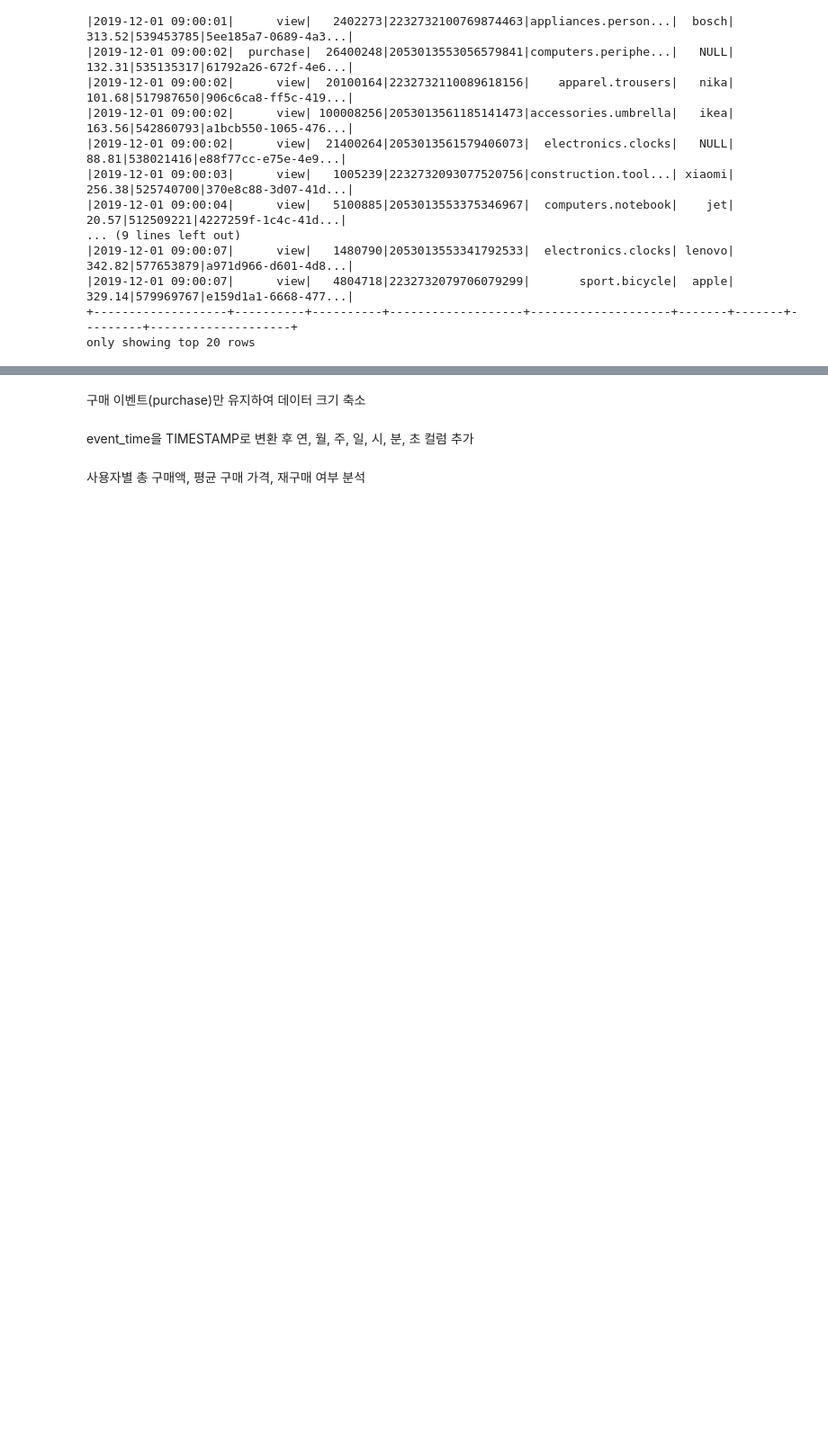
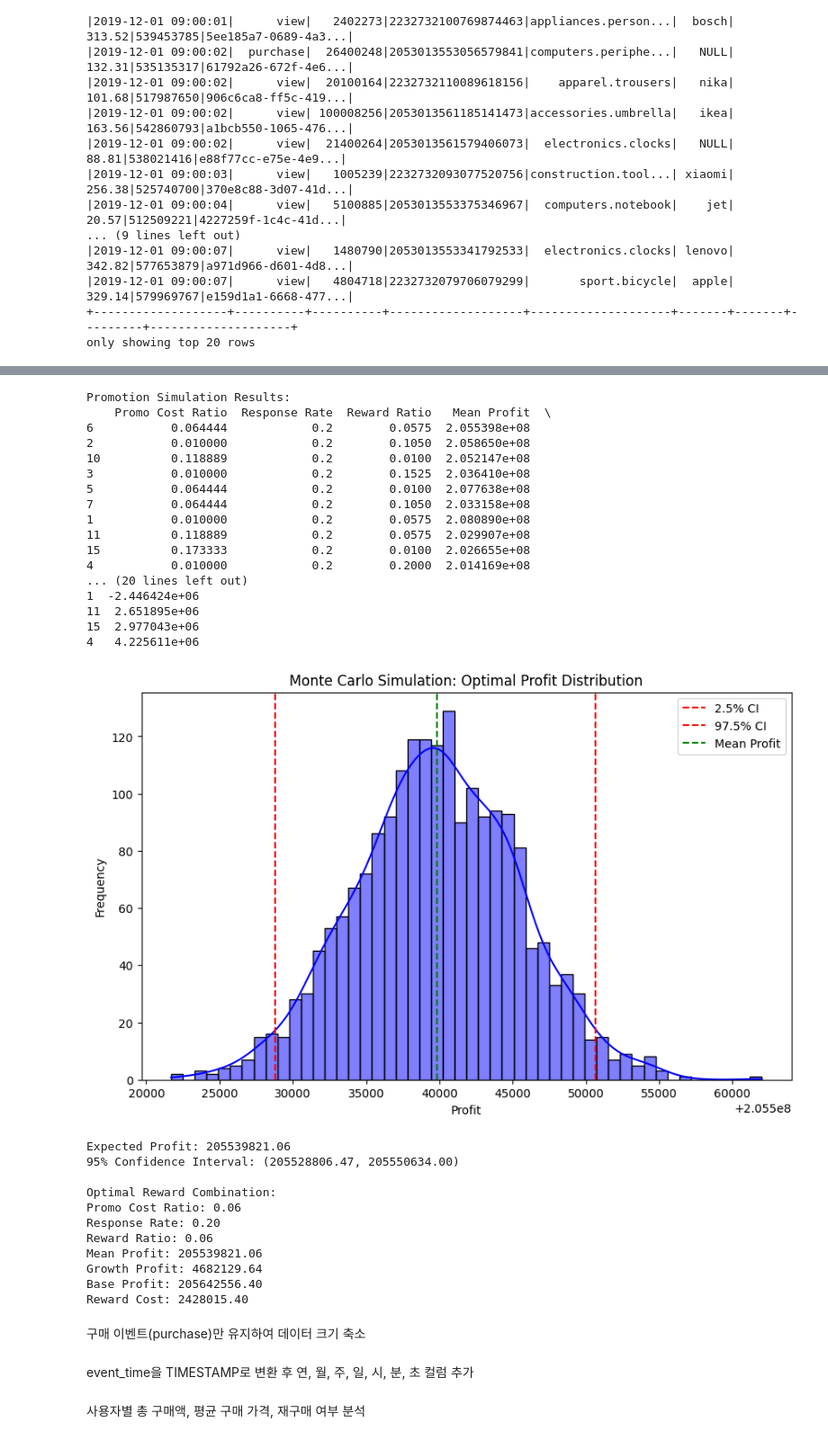
Before and after one commit to dothegee/Ecommerce_Membership_Strategy, a Jupyter notebook: simul.ipynb, the cells around one changed output, grey strips where cells are left out. Shown: that part at 90% size. Cells and saved outputs as stored; diff of their text form; code cells hidden in the pictures; blank space fills up the shorter version.

```diff
--- a/simul.ipynb
+++ b/simul.ipynb
@@ -181,0 +643,66 @@ final_results.to_csv("시뮬레이션 결과.csv")
+# %%
+
+# 최적 조합 기반 시뮬레이션 실행
+optimal_solution = df_results.iloc[0]
+best_promo_cost, best_response, best_reward = optimal_solution[['Promo Cost Ratio', 'Response Rate', 'Reward Ratio']]
+best_sim_results = simulate_promotion(rfm, best_promo_cost, best_response, best_reward, base_profit)
+
+# 결과 출력
+print("\nPromotion Simulation Results:")
+print(df_results.head(10))
+
+# 결과 시각화
+plt.figure(figsize=(10, 6))
+sns.histplot([r[0] for r in best_sim_results], bins=50, kde=True, color='blue')
+plt.axvline(np.percentile([r[0] for r in best_sim_results], 2.5), color='red', linestyle='dashed', label='2.5% CI')
+plt.axvline(np.percentile([r[0] for r in best_sim_results], 97.5), color='red', linestyle='dashed', label='97.5% CI')
+plt.axvline(np.mean([r[0] for r in best_sim_results]), color='green', linestyle='dashed', label='Mean Profit')
+plt.title('Monte Carlo Simulation: Optimal Profit Distribution')
+plt.xlabel('Profit')
+plt.ylabel('Frequency')
+plt.legend()
+plt.show()
+
+# 평균 및 신뢰구간 출력
+print(f"Expected Profit: {np.mean([r[0] for r in best_sim_results]):.2f}")
+print(f"95% Confidence Interval: ({np.percentile([r[0] for r in best_sim_results], 2.5):.2f}, {np.percentile([r[0] for r in best_sim_results], 97.5):.2f})")
+
+# 최적의 리워드 조합 결과 출력
+print(f"\nOptimal Reward Combination:")
+print(f"Promo Cost Ratio: {optimal_solution['Promo Cost Ratio']:.2f}")
+print(f"Response Rate: {optimal_solution['Response Rate']:.2f}")
+print(f"Reward Ratio: {optimal_solution['Reward Ratio']:.2f}")
+print(f"Mean Profit: {optimal_solution['Mean Profit']:.2f}")
+print(f"Growth Profit: {optimal_solution['Growth Profit']:.2f}")
+print(f"Base Profit: {optimal_solution['Base Profit']:.2f}")
+print(f"Reward Cost: {optimal_solution['Reward Cost']:.2f}")
+# %% [output]
+Promotion Simulation Results:
+    Promo Cost Ratio  Response Rate  Reward Ratio   Mean Profit  \
+6           0.064444            0.2        0.0575  2.055398e+08
+2           0.010000            0.2        0.1050  2.058650e+08
+10          0.118889            0.2        0.0100  2.052147e+08
+3           0.010000            0.2        0.1525  2.036410e+08
+5           0.064444            0.2        0.0100  2.077638e+08
+7           0.064444            0.2        0.1050  2.033158e+08
+1           0.010000            0.2        0.0575  2.080890e+08
+11          0.118889            0.2        0.0575  2.029907e+08
+15          0.173333            0.2        0.0100  2.026655e+08
+4           0.010000            0.2        0.2000  2.014169e+08
+... (20 lines left out)
+1  -2.446424e+06
+11  2.651895e+06
+15  2.977043e+06
+4   4.225611e+06
+[figure, added]
+Expected Profit: 205539821.06
+95% Confidence Interval: (205528806.47, 205550634.00)
+
+Optimal Reward Combination:
+Promo Cost Ratio: 0.06
+Response Rate: 0.20
+Reward Ratio: 0.06
+Mean Profit: 205539821.06
+Growth Profit: 4682129.64
+Base Profit: 205642556.40
+Reward Cost: 2428015.40
```
Also changed, not shown: parts of 15 cells of this notebook.
